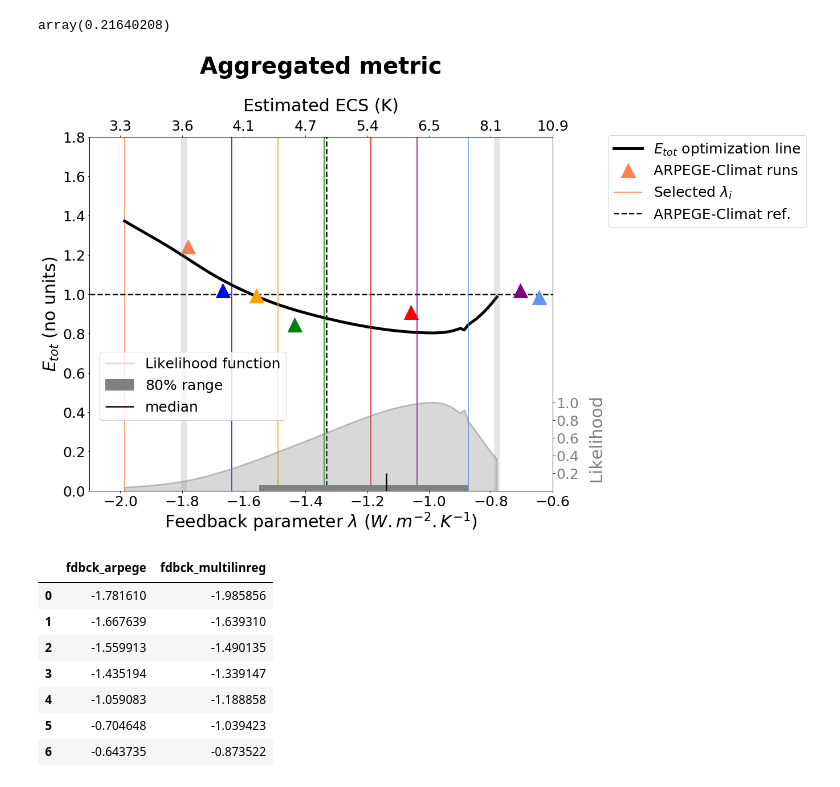
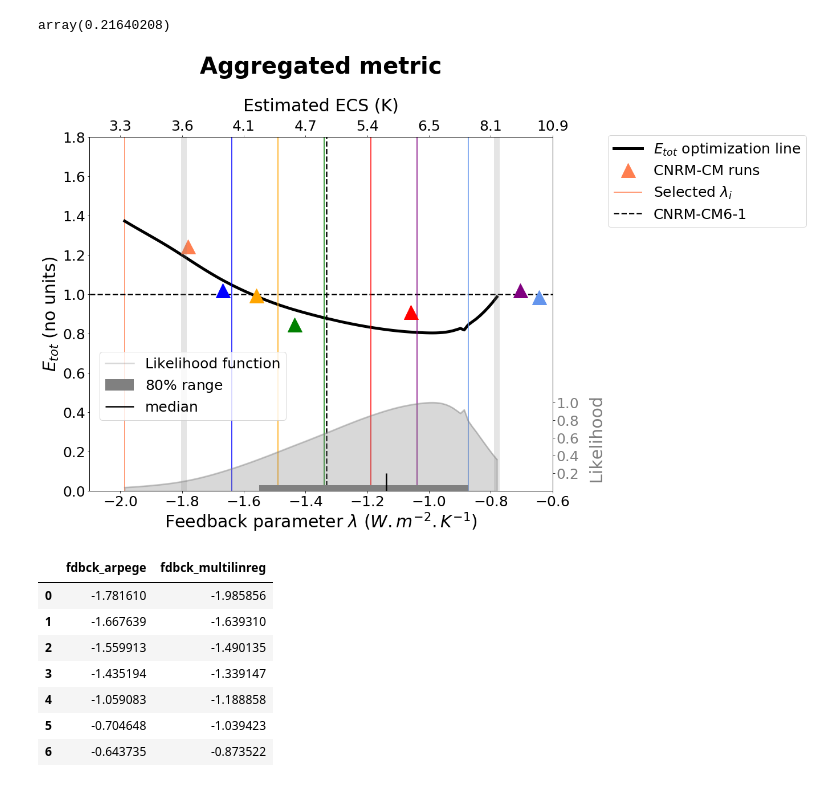
Before and after one commit to speatier/CNRMppe_save, a Jupyter notebook: PPE/PPE_paper_1/MultiLinReg/Final_total.ipynb, the cells around one changed output. Cells and saved outputs as stored; diff of their text form; code cells hidden in the pictures.

```diff
--- a/PPE/PPE_paper_1/MultiLinReg/Final_total.ipynb
+++ b/PPE/PPE_paper_1/MultiLinReg/Final_total.ipynb
@@ -2204,36 +2207,36 @@ ax2.set_xticklabels(tick_function(new_tick_locations))
 ax2.set_xlabel("Estimated ECS (K)", fontsize=30, labelpad=15.0)
 ax2.tick_params(axis='both', which='major', labelsize=25)
 
 ax3.set_ylim(0.0,4.0)
 ax3.set_yticks(new_tick_locations_ax3)
 ax3.set_yticklabels((new_tick_locations_ax3), color='gray')
 ax3.set_ylabel("Likelihood", fontsize=30, position=(-0.7, 0.15), labelpad=15.0, color= 'gray')
 ax3.tick_params(axis='both', which='major', labelsize=25)
 
 Likelihood_df.plot( ax=ax3, x='Fdbck_total', y='Fdbck_likelihood_total', kind='area', linewidth=2.5,
                    color='gray', alpha=0.3)
 
 # Legend
 
-legend = [ '$E_{tot}$ optimization line', 'ARPEGE-Climat runs', 'Selected $\lambda_i$',
-          'ARPEGE-Climat ref.']
+legend = [ '$E_{tot}$ optimization line', 'CNRM-CM runs', 'Selected $\lambda_i$',
+          'CNRM-CM6-1']
 ax.get_legend().remove()
 ax3.legend([ 'Likelihood function', '$80\%$ range', 'median'], fontsize=25, bbox_to_anchor=(0.44, 0.18))
 fig.legend(legend, fontsize=25, bbox_to_anchor=(1.35, 0.83)) #bbox_to_anchor=(1.05, 1)
 fig.subplots_adjust(right=0.8)
 
 plt.xlim(-2.1,-0.6)
 
 plt.tight_layout()
 
 # Enregistrer la figure .....................
 
 plt.savefig("/data/home/globc/peatier/figures/RMSE_"+variable_plot+"_PPE_optim2_select.png", orientation='portrait', bbox_inches='tight', pad_inches=0.1)
 
 # Show la figure .................
 plt.show()
 # %% [output]
-[figure, old version]
+[figure, new version]
 # %%
 df_RMSE_selection = pd.DataFrame(E_PPE_selection_total, columns=['E_arpege'])
 df_RMSE_selection['E_multilinreg'] = df_select['sol_fun'].data
```
Also changed, not shown: parts of 4 cells of this notebook, 5 other files.
